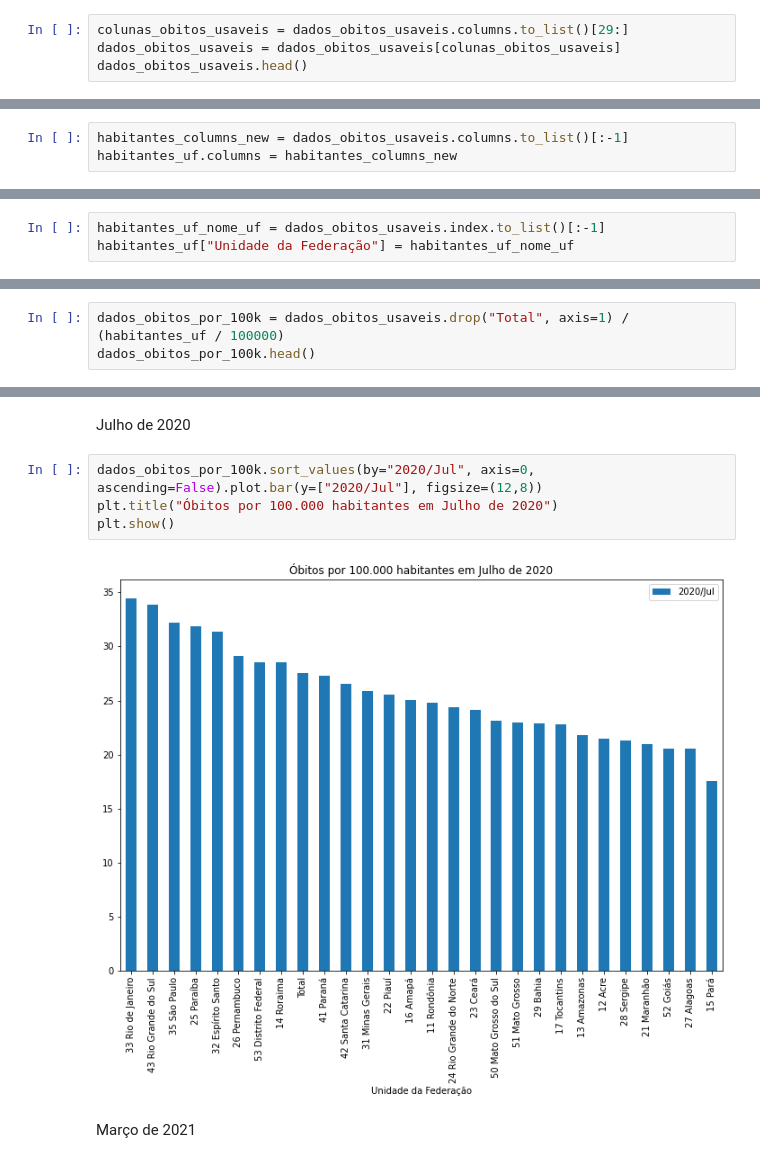
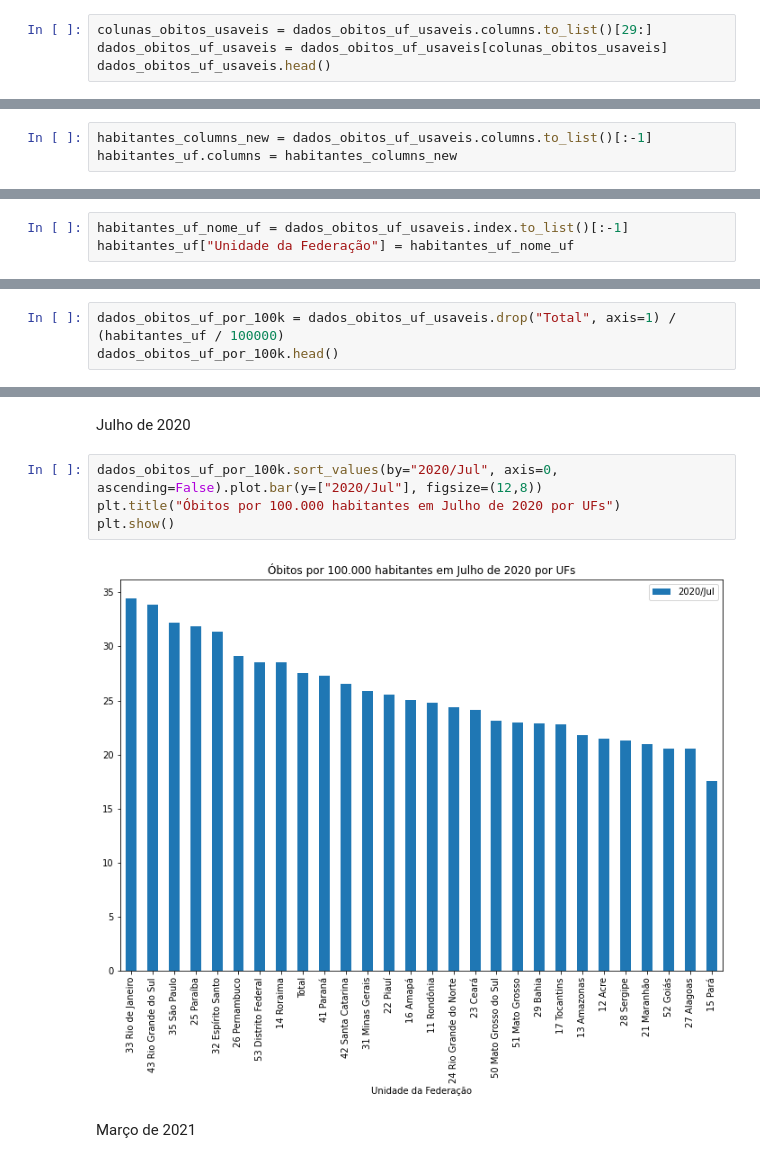
Before and after one commit to nicolas-stelatto/bootcamp_data_science_aplicada, a Jupyter notebook: Modulo_1/Desafio/Notebooks/Notebook_Desafio_Modulo01.ipynb, the cells around one changed output, grey strips where cells are left out. Cells and saved outputs as stored; diff of their text form.

```diff
--- a/Modulo_1/Desafio/Notebooks/Notebook_Desafio_Modulo01.ipynb
+++ b/Modulo_1/Desafio/Notebooks/Notebook_Desafio_Modulo01.ipynb
@@ -100,9 +97,9 @@ Observado o gráfico, podemos notar:
 - Mesmo desconsiderando o pico de 2020, existe uma tendência de alta. Como estamos trabalhando com valores absolutos, uma hipótese para a tendência de alta é que a população está aumentando também (vamos trabalhar isso futuramente na análise)
 - O gráfico apresenta alguns valores discrepantes no início. Isso pode ser explicado por conta de uma discrepância no cadastro dos dados. Para eliminar esse problema e ajustar a base para os próximos desafios, vamos remover todos os dados de 2008, 2009 e o primeiro semestre de 2010
 # %%
-colunas_obitos_usaveis = dados_obitos_usaveis.columns.to_list()[29:]
-dados_obitos_usaveis = dados_obitos_usaveis[colunas_obitos_usaveis]
-dados_obitos_usaveis.head()
+colunas_obitos_usaveis = dados_obitos_uf_usaveis.columns.to_list()[29:]
+dados_obitos_uf_usaveis = dados_obitos_uf_usaveis[colunas_obitos_usaveis]
+dados_obitos_uf_usaveis.head()
 # %% [output]
 |  | 2010/Jul | 2010/Ago | 2010/Set | 2010/Out | 2010/Nov | 2010/Dez | 2011/Jan | 2011/Fev | 2011/Mar | ... |
 | Unidade da Federação |  |  |  |  |  |  |  |  |  | ... |
@@ -201,7 +198,7 @@ habitantes_uf = habitantes_uf[habitantes_columns]
 # %% [markdown]
 Criando uma lista com o nome das colunas da planilha dados_obitos_usaveis e mudando o nome das colunas da planilha habitantes_uf_2
 # %%
-habitantes_columns_new = dados_obitos_usaveis.columns.to_list()[:-1]
+habitantes_columns_new = dados_obitos_uf_usaveis.columns.to_list()[:-1]
 habitantes_uf.columns = habitantes_columns_new
 # %% [markdown]
 Removendo a linha de DATA
@@ -210,7 +207,7 @@ habitantes_uf.drop("DATA", axis=0, inplace=True)
 # %% [markdown]
 Adicionando coluna de Unidade da Federação
 # %%
-habitantes_uf_nome_uf = dados_obitos_usaveis.index.to_list()[:-1]
+habitantes_uf_nome_uf = dados_obitos_uf_usaveis.index.to_list()[:-1]
 habitantes_uf["Unidade da Federação"] = habitantes_uf_nome_uf
 # %% [markdown]
 Transformando coluna de unidade de federação para o index
@@ -245,8 +242,8 @@ habitantes_uf
 ### Criando planilha de óbitos para cada 100.000 habitantes
 Para criar essa planilha, utilizamos a fórmula (óbitos/(habitantes/100.000))
 # %%
-dados_obitos_por_100k = dados_obitos_usaveis.drop("Total", axis=1) / (habitantes_uf / 100000)
-dados_obitos_por_100k.head()
+dados_obitos_uf_por_100k = dados_obitos_uf_usaveis.drop("Total", axis=1) / (habitantes_uf / 100000)
+dados_obitos_uf_por_100k.head()
 # %% [output]
 |  | 2010/Jul | 2010/Ago | 2010/Set | 2010/Out | 2010/Nov | 2010/Dez | 2011/Jan | 2011/Fev | 2011/Mar | ... |
 | Unidade da Federação |  |  |  |  |  |  |  |  |  | ... |
@@ -275,11 +272,11 @@ Nessa análise, gostaria de verificar quais foram os estados que tiveram maior n
 # %% [markdown]
 Julho de 2020
 # %%
-dados_obitos_por_100k.sort_values(by="2020/Jul", axis=0, ascending=False).plot.bar(y=["2020/Jul"], figsize=(12,8))
-plt.title("Óbitos por 100.000 habitantes em Julho de 2020")
+dados_obitos_uf_por_100k.sort_values(by="2020/Jul", axis=0, ascending=False).plot.bar(y=["2020/Jul"], figsize=(12,8))
+plt.title("Óbitos por 100.000 habitantes em Julho de 2020 por UFs")
 plt.show()
 # %% [output]
-[figure, old version]
+[figure, new version]
 # %% [markdown]
 Março de 2021
 # %%
```
Also changed, not shown: parts of 50 cells of this notebook.
